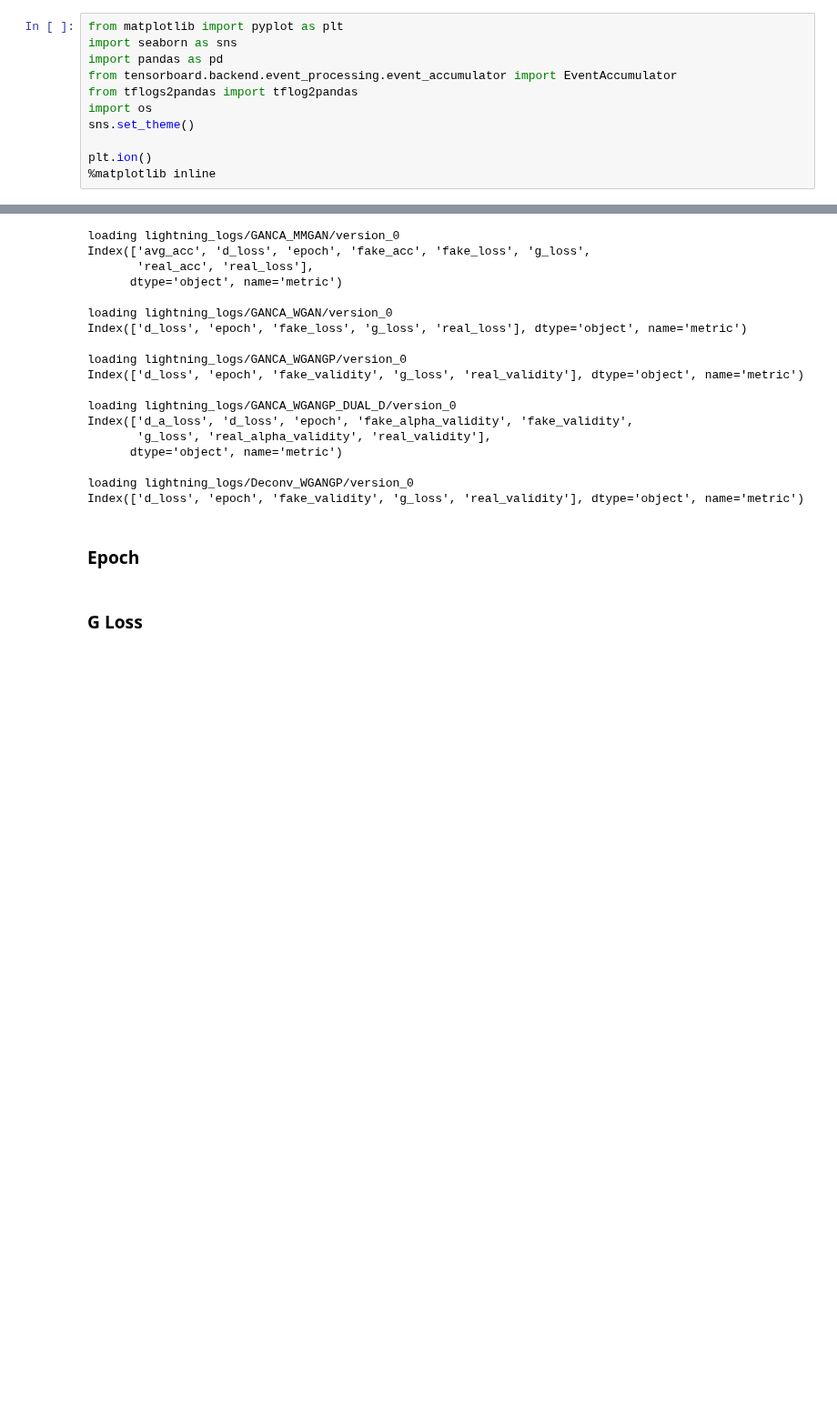
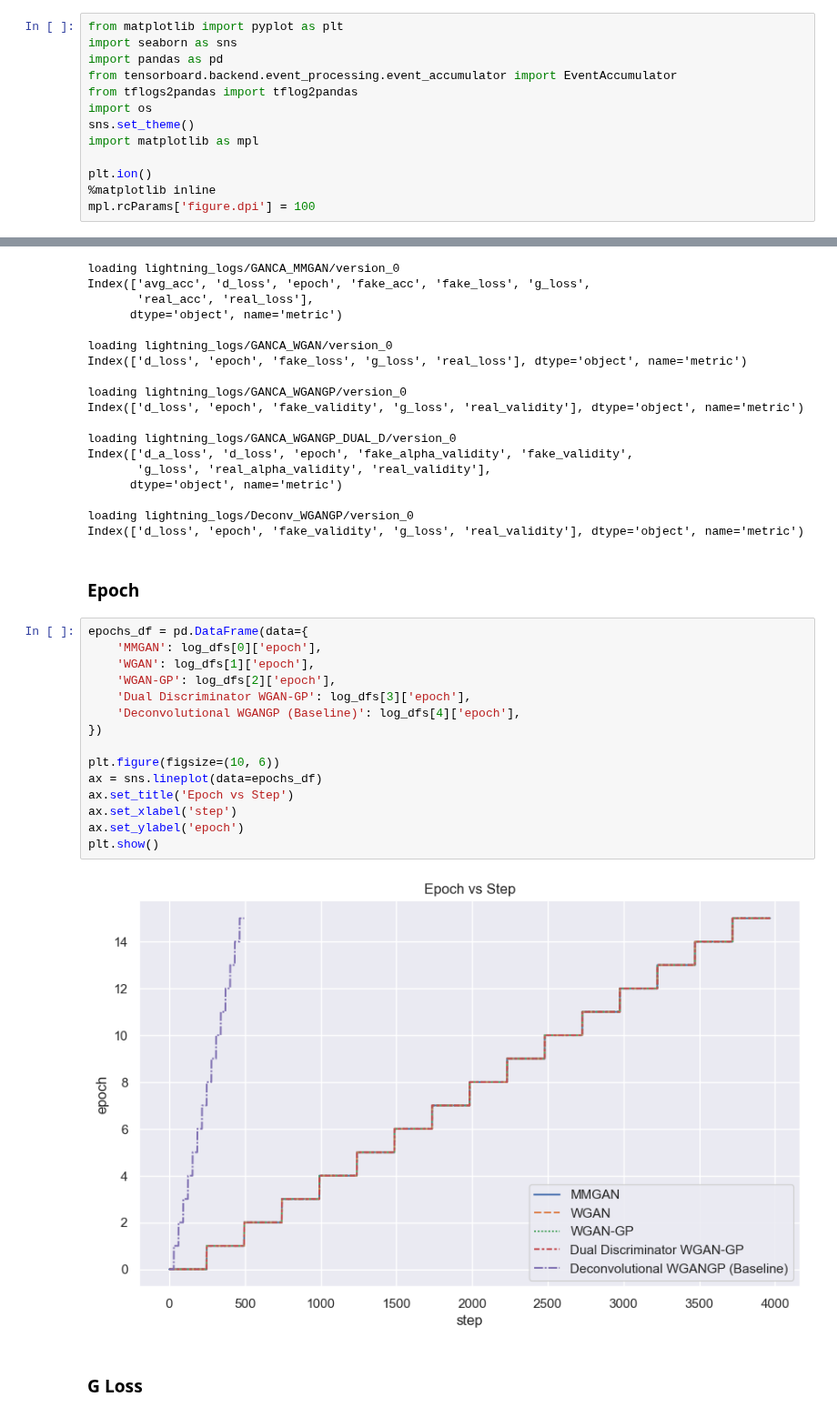
Before and after one commit to chaosarium/3D-GANCA, a Jupyter notebook: GANCA visualization.ipynb, the cells around one changed output, grey strips where cells are left out. Shown at 91% size. Cells and saved outputs as stored; diff of their text form; blank space fills up the shorter version.

Commit message:
visualize training metrics

```diff
--- a/GANCA visualization.ipynb
+++ b/GANCA visualization.ipynb
@@ -273,9 +273,11 @@ from tensorboard.backend.event_processing.event_accumulator import EventAccumula
 from tflogs2pandas import tflog2pandas
 import os
 sns.set_theme()
+import matplotlib as mpl
 
 plt.ion()
 %matplotlib inline
+mpl.rcParams['figure.dpi'] = 100
 # %%
 # load from tensorboard log
 
@@ -322,5 +324,22 @@ loading lightning_logs/Deconv_WGANGP/version_0
 Index(['d_loss', 'epoch', 'fake_validity', 'g_loss', 'real_validity'], dtype='object', name='metric')
 # %% [markdown]
 ### Epoch
+# %%
+epochs_df = pd.DataFrame(data={
+    'MMGAN': log_dfs[0]['epoch'],
+    'WGAN': log_dfs[1]['epoch'],
+    'WGAN-GP': log_dfs[2]['epoch'],
+    'Dual Discriminator WGAN-GP': log_dfs[3]['epoch'],
+    'Deconvolutional WGANGP (Baseline)': log_dfs[4]['epoch'],
+})
+
+plt.figure(figsize=(10, 6))
+ax = sns.lineplot(data=epochs_df)
+ax.set_title('Epoch vs Step')
+ax.set_xlabel('step')
+ax.set_ylabel('epoch')
+plt.show()
+# %% [output]
+[figure, added]
 # %% [markdown]
 ### G Loss
```
Also changed, not shown: parts of 10 cells of this notebook.
